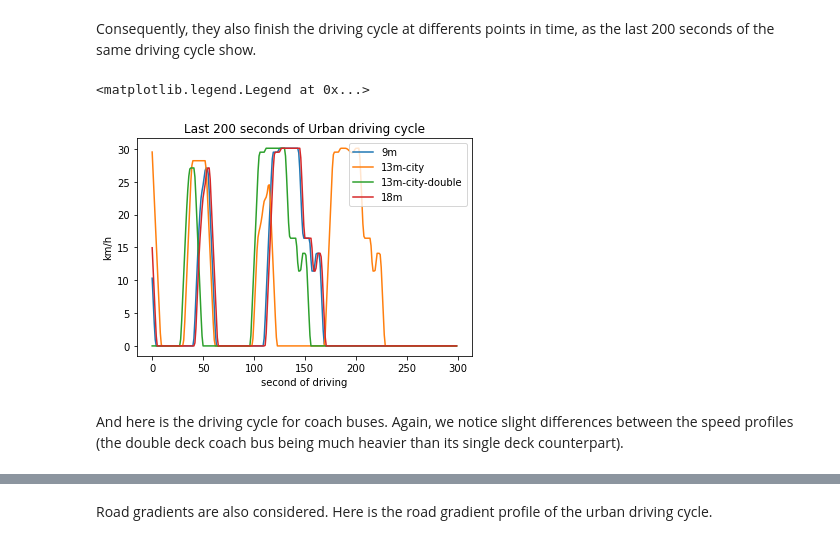
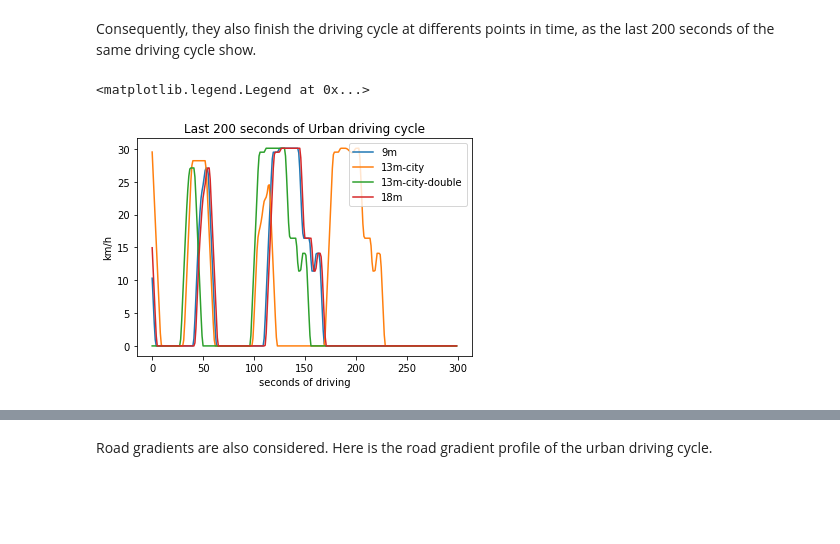
Before and after one commit to romainsacchi/carculator_bus, a Jupyter notebook: examples/buses.ipynb, the cells around one changed output, grey strips where cells are left out. Drawn from its saved outputs; the diff is of its cells as text; code cells hidden in the pictures; blank space fills up the shorter version.

```diff
--- a/examples/buses.ipynb
+++ b/examples/buses.ipynb
@@ -175,13 +182,11 @@ plt.legend(["13m-coach", "13m-coach-double", "Target speed"])
 # %% [markdown]
 Consequently, they also finish the driving cycle at differents points in time, as the last 200 seconds of the same driving cycle show.
 # %%
-plt.plot(get_standard_driving_cycle(size=["9m", "13m-city", "13m-city-double", "18m"])[7900:8200,])
+plt.plot(get_driving_cycle(size=["9m", "13m-city", "13m-city-double", "18m"])[7900:8200,])
 plt.ylabel("km/h")
-plt.xlabel("second of driving")
+plt.xlabel("seconds of driving")
 plt.title("Last 200 seconds of Urban driving cycle")
 plt.legend(["9m", "13m-city", "13m-city-double", "18m"])
 # %% [output]
 <matplotlib.legend.Legend at 0x...>
-[figure, old version]
+[figure, new version]
-# %% [markdown]
-And here is the driving cycle for coach buses. Again, we notice slight differences between the speed profiles (the double deck coach bus being much heavier than its single deck counterpart).
```
Also changed, not shown: parts of 72 cells of this notebook, 8 other files.
